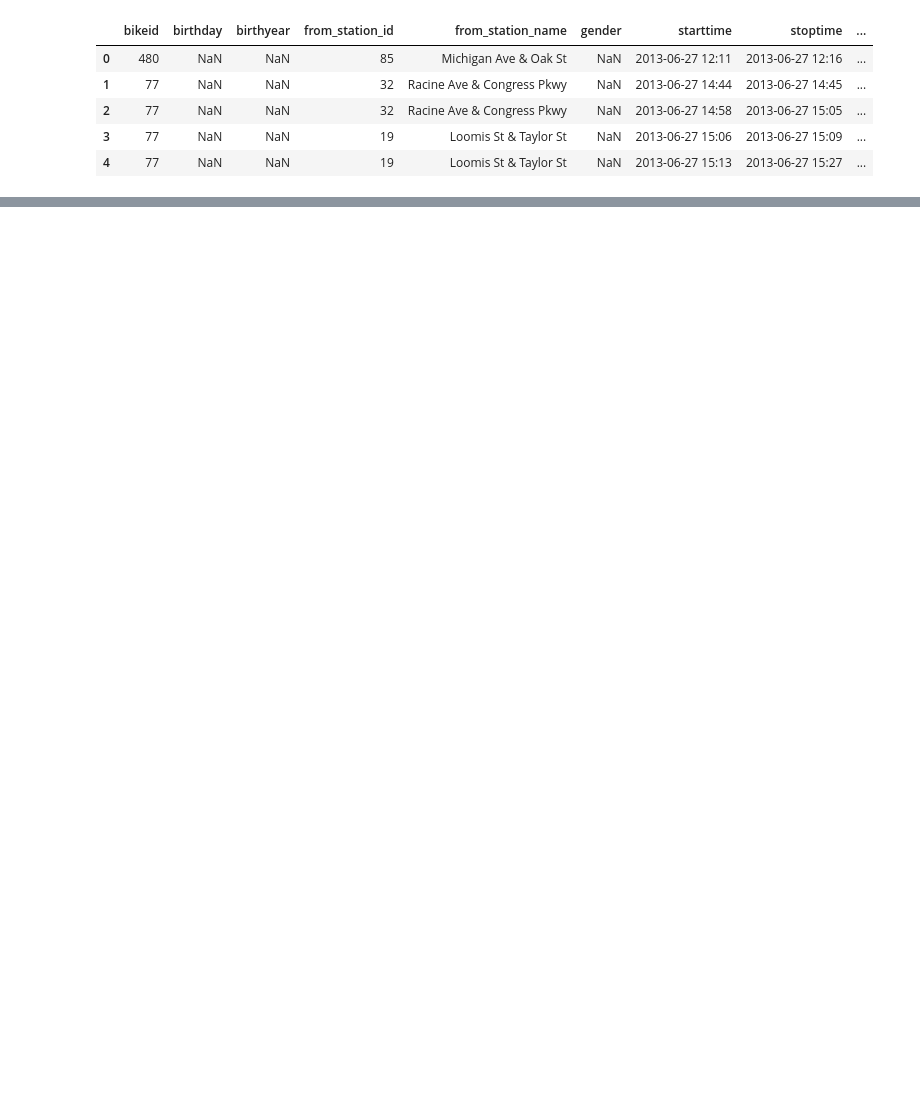
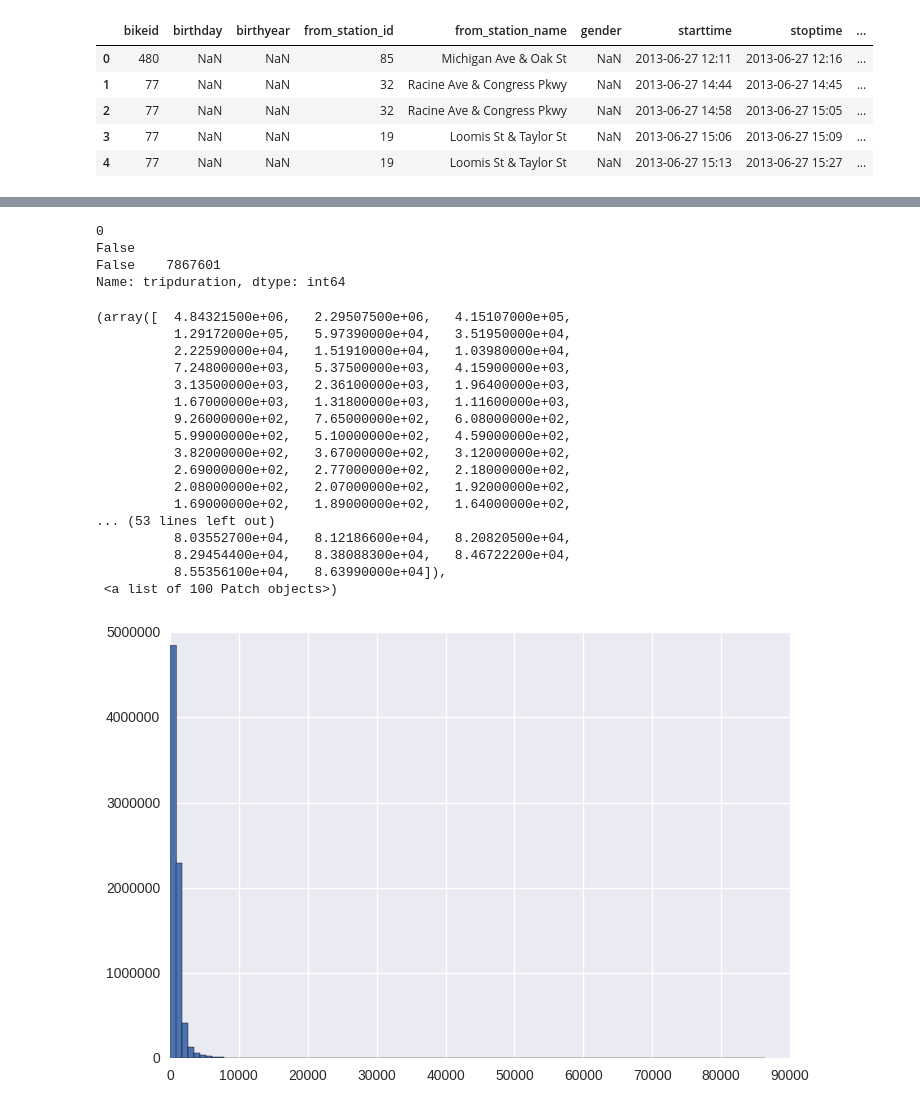
Before and after one commit to nfranchetti/notes-DSI, a Jupyter notebook: divvy-stuff.ipynb, the cells around one changed output, grey strips where cells are left out. Cells and saved outputs as stored; diff of their text form; code cells hidden in the pictures; blank space fills up the shorter version.

```diff
--- a/divvy-stuff.ipynb
+++ b/divvy-stuff.ipynb
@@ -10,5 +8,5 @@ ImportError: No module named seaborn
 # %%
-data = pd.read_csv('final_csv_of_divvy_rides.csv')
+data = pd.read_csv('../../Downloads/final_csv_of_divvy_rides.csv')
 # %%
 data.head()
 # %% [output]
@@ -20,0 +161,30 @@ data.head()
+# %%
+print data['tripduration'].isnull().sum()
+print data['tripduration'].isnull().any()
+print data['tripduration'].isnull().value_counts()
+# %% [output]
+0
+False
+False    7867601
+Name: tripduration, dtype: int64
+# %%
+plt.hist(data['tripduration'], 100)
+# %% [output]
+(array([  4.84321500e+06,   2.29507500e+06,   4.15107000e+05,
+          1.29172000e+05,   5.97390000e+04,   3.51950000e+04,
+          2.22590000e+04,   1.51910000e+04,   1.03980000e+04,
+          7.24800000e+03,   5.37500000e+03,   4.15900000e+03,
+          3.13500000e+03,   2.36100000e+03,   1.96400000e+03,
+          1.67000000e+03,   1.31800000e+03,   1.11600000e+03,
+          9.26000000e+02,   7.65000000e+02,   6.08000000e+02,
+          5.99000000e+02,   5.10000000e+02,   4.59000000e+02,
+          3.82000000e+02,   3.67000000e+02,   3.12000000e+02,
+          2.69000000e+02,   2.77000000e+02,   2.18000000e+02,
+          2.08000000e+02,   2.07000000e+02,   1.92000000e+02,
+          1.69000000e+02,   1.89000000e+02,   1.64000000e+02,
+... (53 lines left out)
+          8.03552700e+04,   8.12186600e+04,   8.20820500e+04,
+          8.29454400e+04,   8.38088300e+04,   8.46722200e+04,
+          8.55356100e+04,   8.63990000e+04]),
+ <a list of 100 Patch objects>)
+[figure, added]
```
Also changed, not shown: parts of 18 cells of this notebook.
